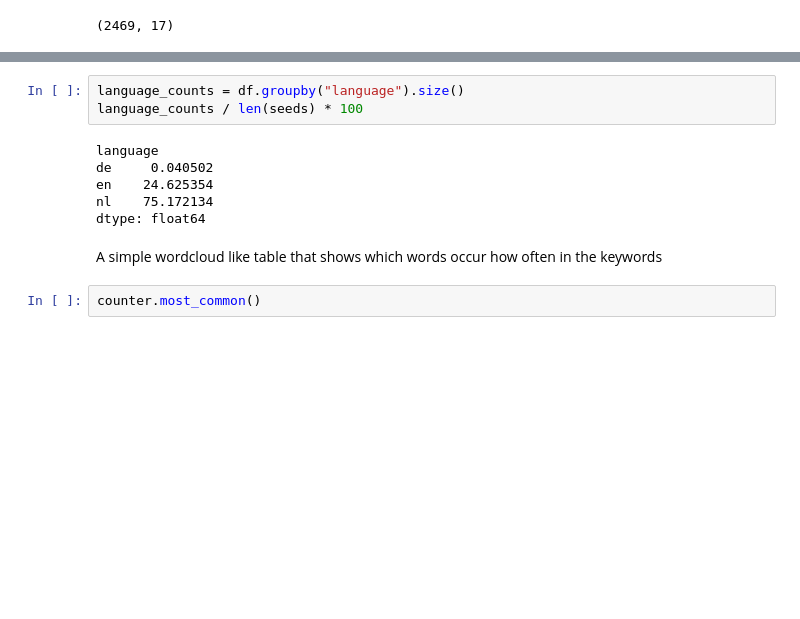
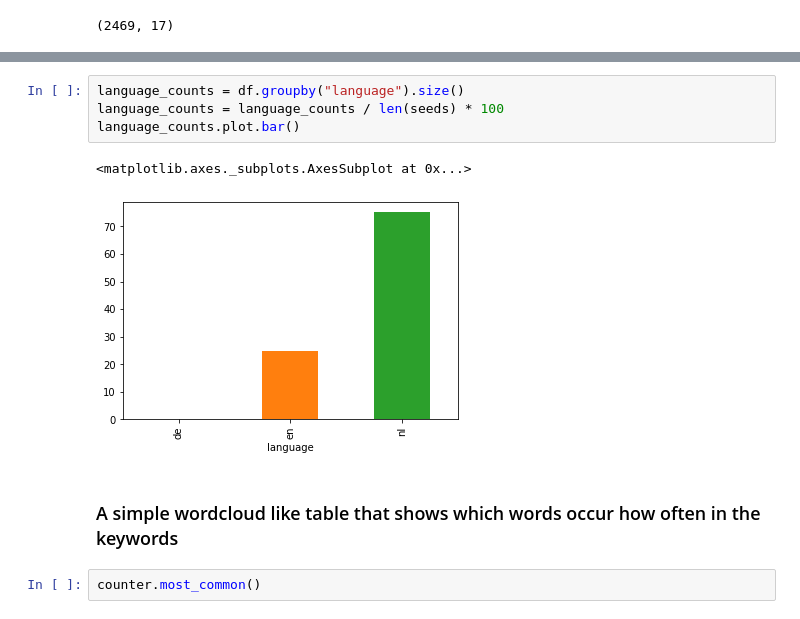
Before and after one commit to surfedushare/pol-harvester, a Jupyter notebook: research/edurep/Edurep analysis of content.ipynb, the cells around one changed output, grey strips where cells are left out. Saved outputs shown, nothing was run; the diff lists cells and outputs as text; blank space fills up the shorter version.

```diff
--- a/research/edurep/Edurep analysis of content.ipynb
+++ b/research/edurep/Edurep analysis of content.ipynb
@@ -109,14 +62,12 @@ dtype: float64
 # %%
 language_counts = df.groupby("language").size()
-language_counts / len(seeds) * 100
+language_counts = language_counts / len(seeds) * 100
+language_counts.plot.bar()
 # %% [output]
-language
-de     0.040502
-en    24.625354
-nl    75.172134
-dtype: float64
+<matplotlib.axes._subplots.AxesSubplot at 0x...>
+[figure, added]
 # %% [markdown]
-A simple wordcloud like table that shows which words occur how often in the keywords
+### A simple wordcloud like table that shows which words occur how often in the keywords
 # %%
 counter.most_common()
 # %% [output]
```
Also changed, not shown: parts of 24 cells of this notebook.
